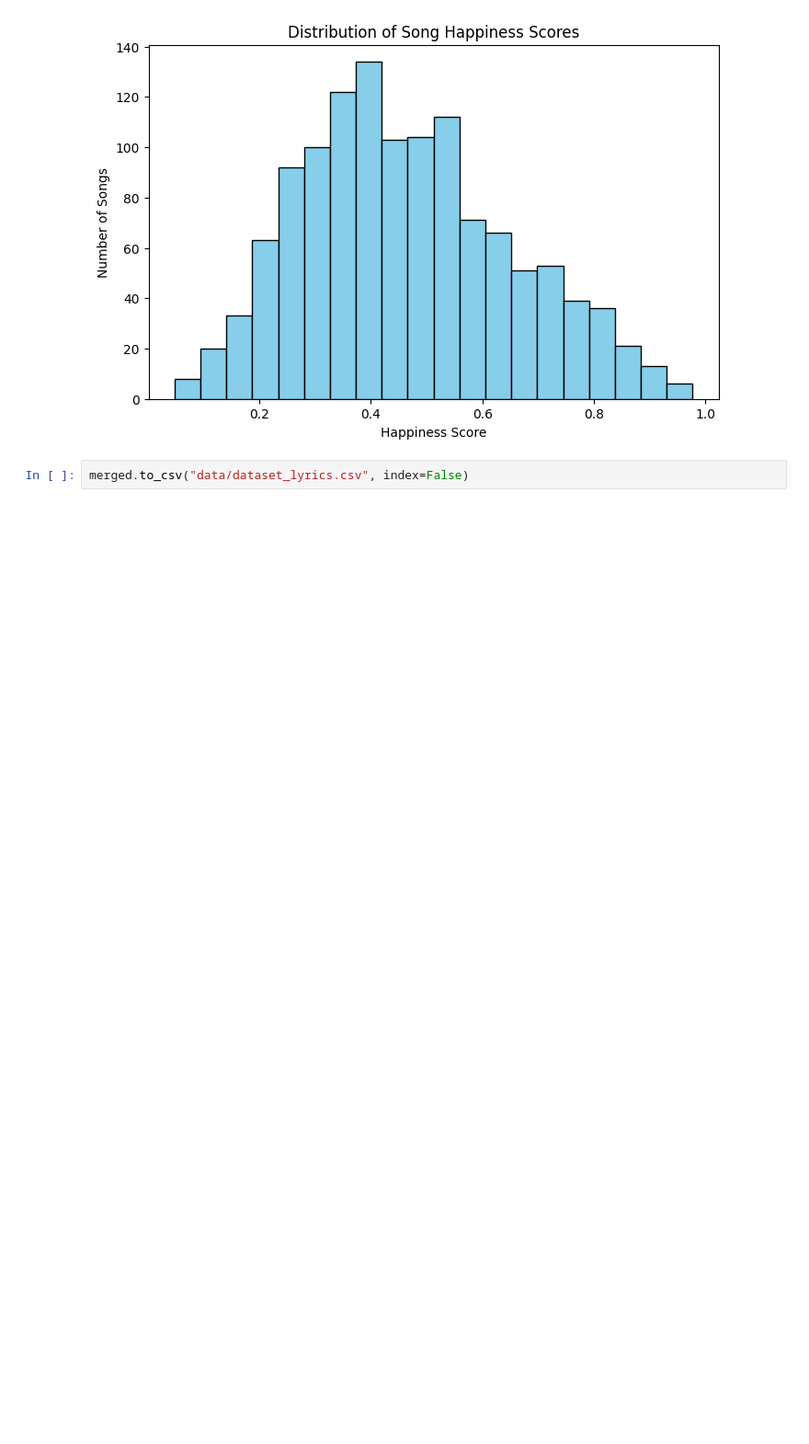
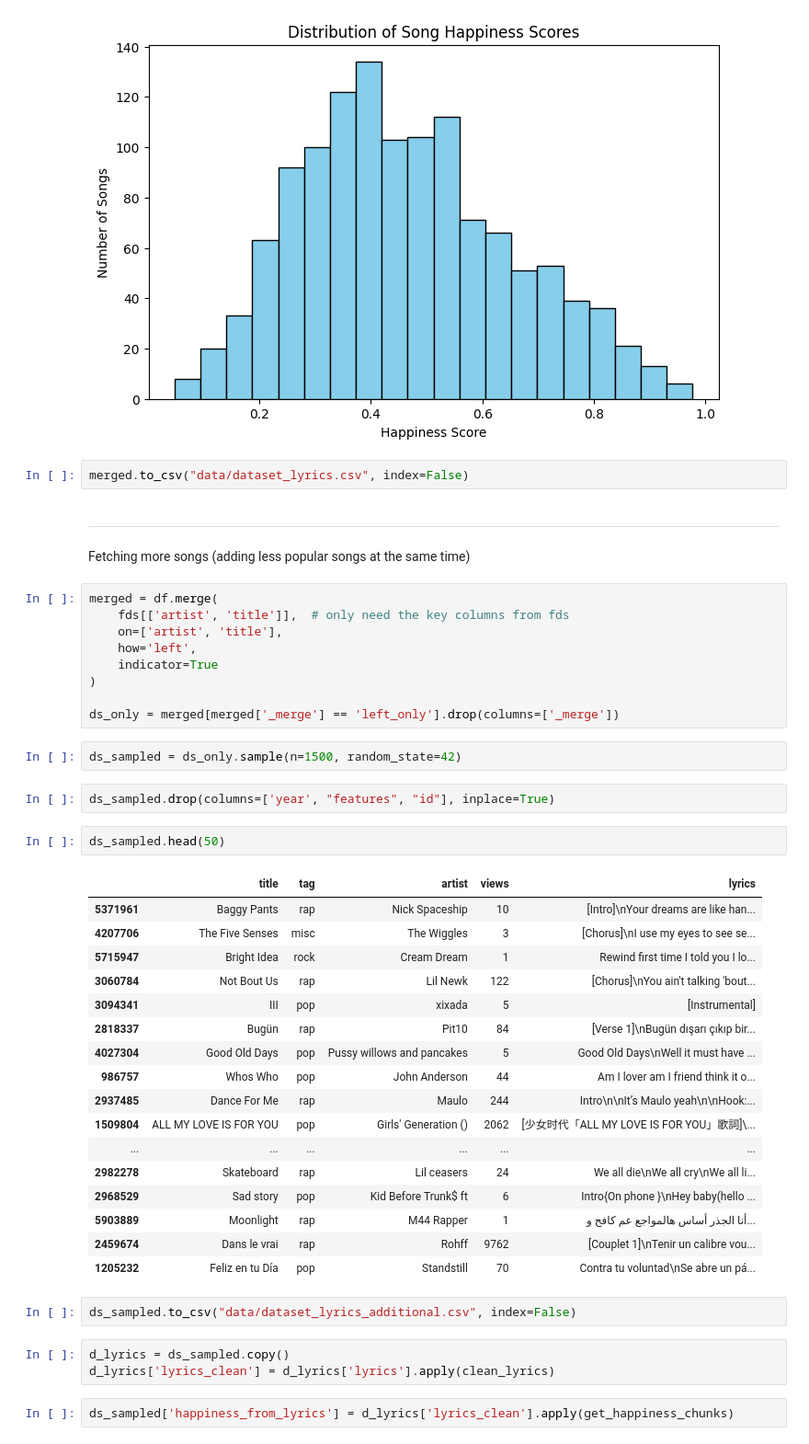
Before and after one commit to TfAplo/DALAS-Project, a Jupyter notebook: lyrics.ipynb, the cells around one changed output. Shown: that part at 92% size. Drawn from its saved outputs; the diff is of its cells as text; blank space fills up the shorter version.

```diff
--- a/lyrics.ipynb
+++ b/lyrics.ipynb
@@ -292,3 +290,47 @@ plt.show()
 [figure]
 # %%
 merged.to_csv("data/dataset_lyrics.csv", index=False)
+# %% [markdown]
+--------------------------------------------------------------------------------------------------------------------
+# %% [markdown]
+Fetching more songs (adding less popular songs at the same time)
+# %%
+merged = df.merge(
+    fds[['artist', 'title']],  # only need the key columns from fds
+    on=['artist', 'title'],
+    how='left',
+    indicator=True
+)
+
+ds_only = merged[merged['_merge'] == 'left_only'].drop(columns=['_merge'])
+# %%
+ds_sampled = ds_only.sample(n=1500, random_state=42)
+# %%
+ds_sampled.drop(columns=['year', "features", "id"], inplace=True)
+# %%
+ds_sampled.head(50)
+# %% [output]
+|  | title | tag | artist | views | lyrics |
+| 5371961 | Baggy Pants | rap | Nick Spaceship | 10 | [Intro]\nYour dreams are like han... |
+| 4207706 | The Five Senses | misc | The Wiggles | 3 | [Chorus]\nI use my eyes to see se... |
+| 5715947 | Bright Idea | rock | Cream Dream | 1 | Rewind first time I told you I lo... |
+| 3060784 | Not Bout Us | rap | Lil Newk | 122 | [Chorus]\nYou ain't talking 'bout... |
+| 3094341 | III | pop | xixada | 5 | [Instrumental] |
+| 2818337 | Bugün | rap | Pit10 | 84 | [Verse 1]\nBugün dışarı çıkıp bir... |
+| 4027304 | Good Old Days | pop | Pussy willows and pancakes | 5 | Good Old Days\nWell it must have ... |
+| 986757 | Whos Who | pop | John Anderson | 44 | Am I lover am I friend think it o... |
+| 2937485 | Dance For Me | rap | Maulo | 244 | Intro\n\nIt’s Maulo yeah\n\nHook:... |
+| 1509804 | ALL MY LOVE IS FOR YOU | pop | Girls' Generation () | 2062 | [少女时代「ALL MY LOVE IS FOR YOU」歌詞]\... |
+| ... | ... | ... | ... | ... | ... |
+| 2982278 | Skateboard | rap | Lil ceasers | 24 | We all die\nWe all cry\nWe all li... |
+| 2968529 | Sad story | pop | Kid Before Trunk$ ft | 6 | Intro{On phone }\nHey baby(hello ... |
+| 5903889 | Moonlight | rap | M44 Rapper | 1 | أنا الجذر أساس هالمواجع عم كافح و... |
+| 2459674 | Dans le vrai | rap | Rohff | 9762 | [Couplet 1]\nTenir un calibre vou... |
+| 1205232 | Feliz en tu Día | pop | Standstill | 70 | Contra tu voluntad\nSe abre un pá... |
+# %%
+ds_sampled.to_csv("data/dataset_lyrics_additional.csv", index=False)
+# %%
+d_lyrics = ds_sampled.copy()
+d_lyrics['lyrics_clean'] = d_lyrics['lyrics'].apply(clean_lyrics)
+# %%
+ds_sampled['happiness_from_lyrics'] = d_lyrics['lyrics_clean'].apply(get_happiness_chunks)
```
Also changed, not shown: parts of 7 cells of this notebook, 3 other files.
